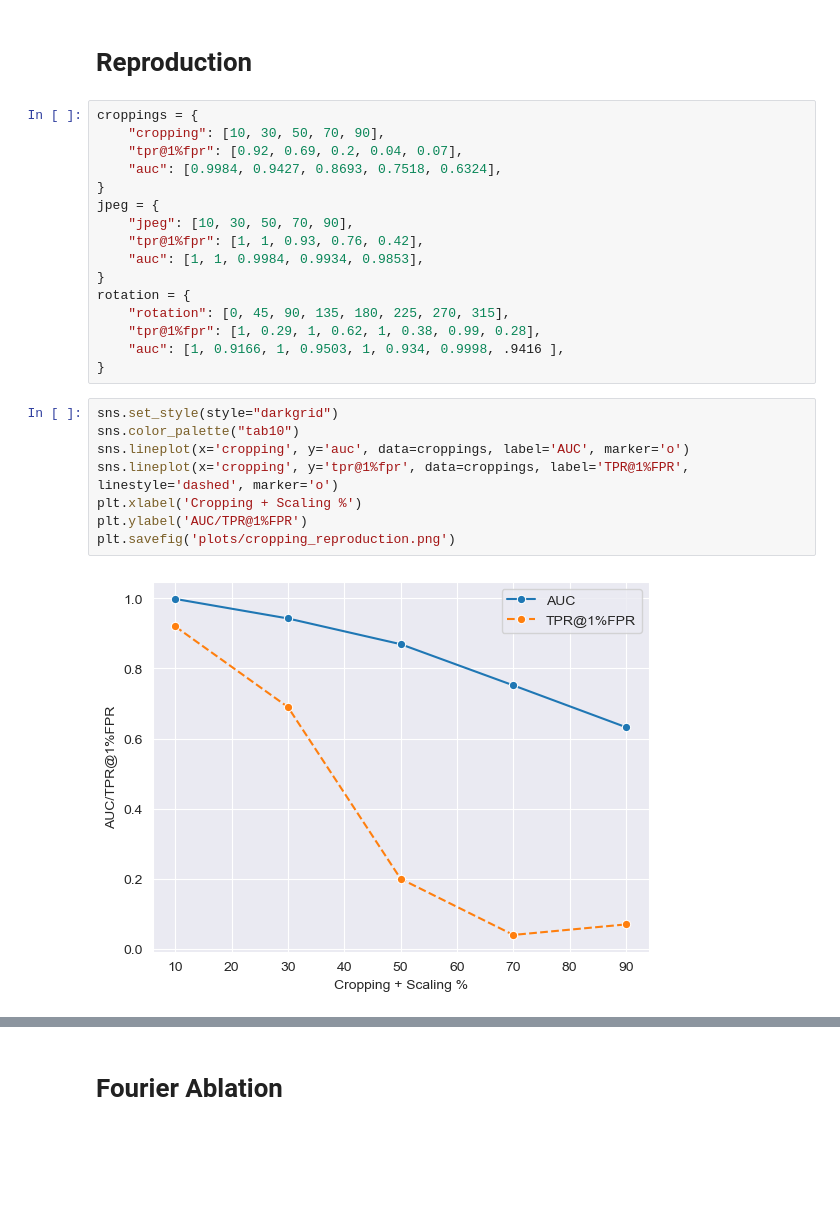
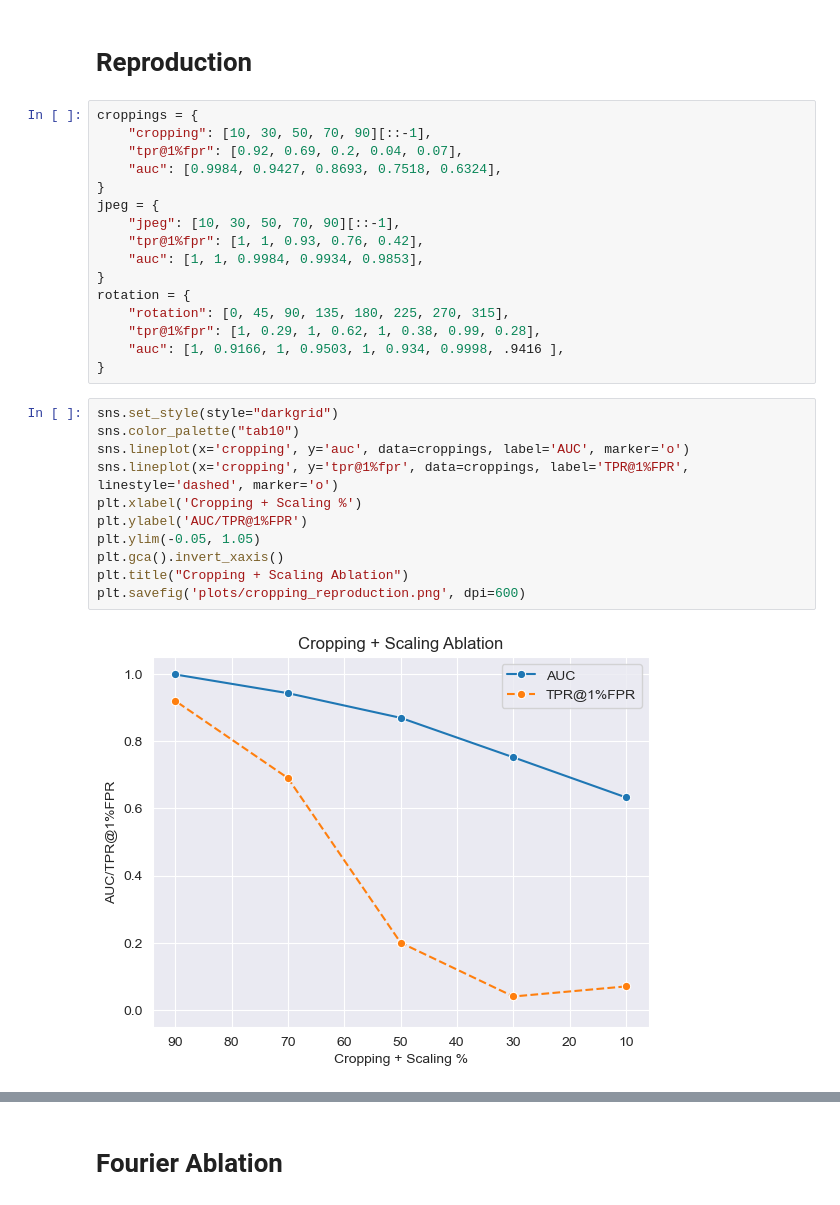
Before and after one commit to ralvarezlucend/tree-ring-watermark-improvements, a Jupyter notebook: plot_ablation.ipynb, the cells around one changed output, grey strips where cells are left out. Saved outputs shown, nothing was run; the diff lists cells and outputs as text; blank space fills up the shorter version.

Commit message:
updated plots

```diff
--- a/plot_ablation.ipynb
+++ b/plot_ablation.ipynb
@@ -6,12 +6,12 @@ import matplotlib.ticker as ticker
 # Reproduction
 # %%
 croppings = {
-    "cropping": [10, 30, 50, 70, 90],
+    "cropping": [10, 30, 50, 70, 90][::-1],
     "tpr@1%fpr": [0.92, 0.69, 0.2, 0.04, 0.07],
     "auc": [0.9984, 0.9427, 0.8693, 0.7518, 0.6324],
 }
 jpeg = {
-    "jpeg": [10, 30, 50, 70, 90],
+    "jpeg": [10, 30, 50, 70, 90][::-1],
     "tpr@1%fpr": [1, 1, 0.93, 0.76, 0.42],
     "auc": [1, 1, 0.9984, 0.9934, 0.9853],
 }
@@ -23,13 +23,16 @@ rotation = {
 # %%
 sns.set_style(style="darkgrid")
 sns.color_palette("tab10")
 sns.lineplot(x='cropping', y='auc', data=croppings, label='AUC', marker='o')
 sns.lineplot(x='cropping', y='tpr@1%fpr', data=croppings, label='TPR@1%FPR', linestyle='dashed', marker='o')
 plt.xlabel('Cropping + Scaling %')
 plt.ylabel('AUC/TPR@1%FPR')
-plt.savefig('plots/cropping_reproduction.png')
+plt.ylim(-0.05, 1.05)
+plt.gca().invert_xaxis()
+plt.title("Cropping + Scaling Ablation")
+plt.savefig('plots/cropping_reproduction.png', dpi=600)
 # %% [output]
-[figure, old version]
+[figure, new version]
 # %%
 sns.set_style(style="darkgrid")
 sns.color_palette("tab10")
```
Also changed, not shown: parts of 5 cells of this notebook, 3 other files.
